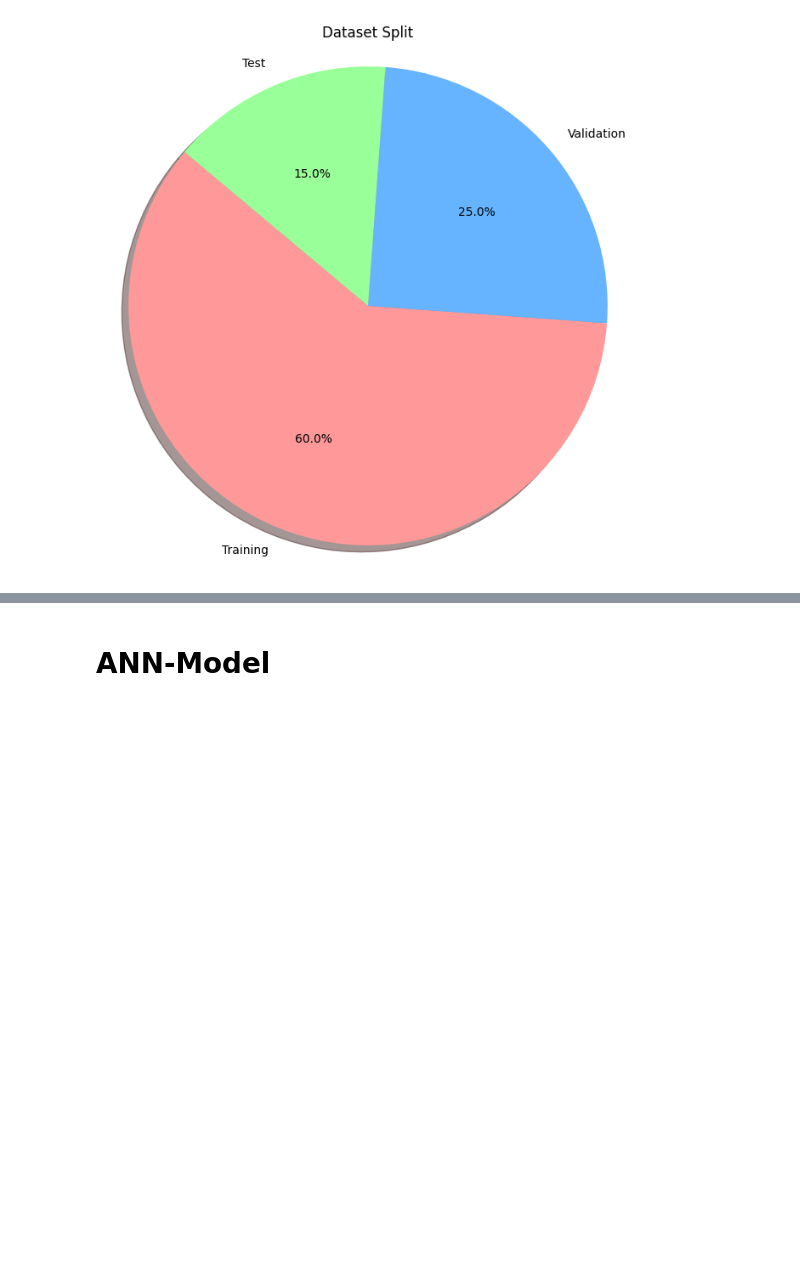
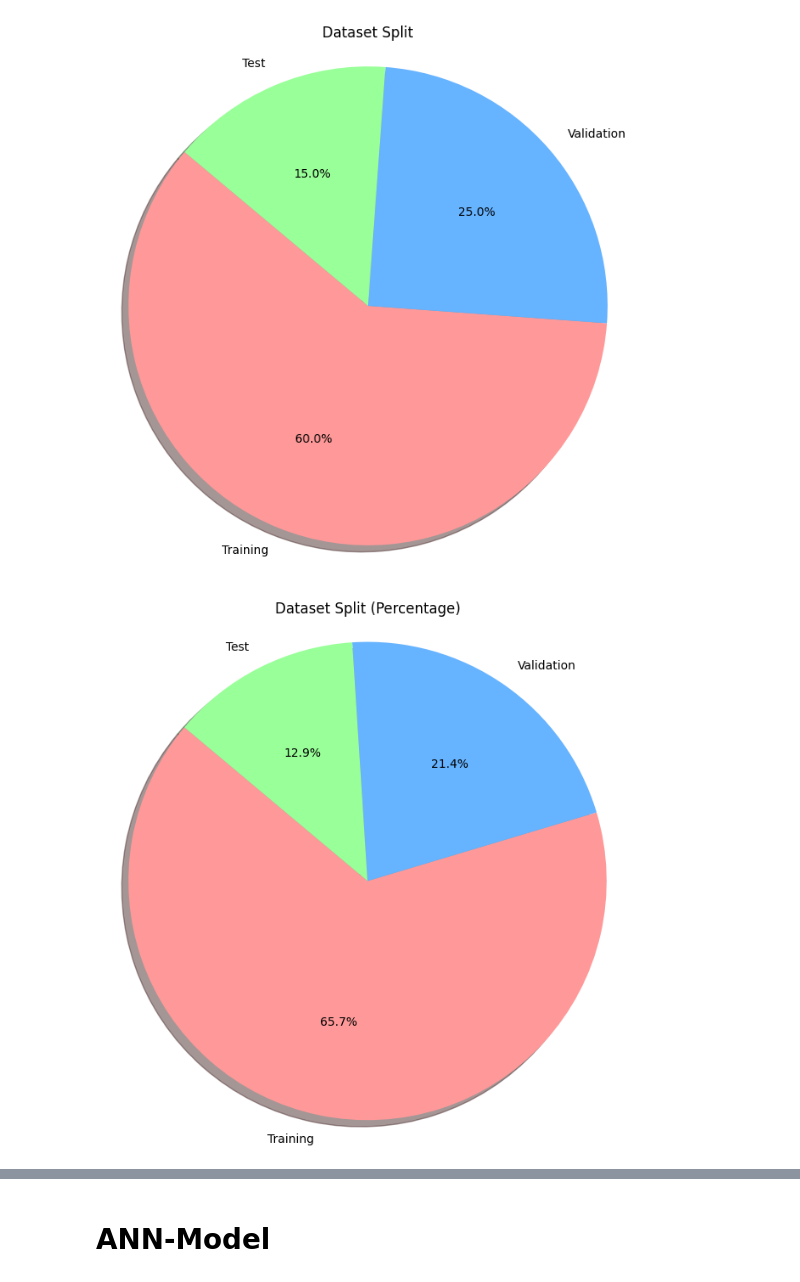
Before and after one commit to Hundmat/CloudClassifier, a Jupyter notebook: CloudClassification.ipynb, the cells around one changed output, grey strips where cells are left out. Cells and saved outputs as stored; diff of their text form; code cells hidden in the pictures; blank space fills up the shorter version.

```diff
--- a/CloudClassification.ipynb
+++ b/CloudClassification.ipynb
@@ -215,36 +215,63 @@ print("Number of validation samples:", len(val_dataset))
 print("Number of testing samples:", len(test_dataset))
 
 
-# Pie chart of dataset splits
+
+
+
+
+
 sizes = [train_size, val_size, test_size]
 labels = ['Training', 'Validation', 'Test']
 colors = ['#ff9999','#66b3ff','#99ff99']
 
 plt.figure(figsize=(8, 8))
 plt.pie(sizes,labels=labels, colors=colors, autopct='%1.1f%%',
     shadow=True, startangle=140)
 plt.title('Dataset Split')
 plt.axis('equal')  # Equal aspect ratio ensures that pie is drawn as a circle.
 plt.show()
+
+# Pie chart of dataset splits
+total_size = len(dataset)
+train_size = len(train_dataset)
+val_size = len(val_dataset)
+test_size = len(test_dataset)
+
+train_percent = (train_size / total_size) * 100
+val_percent = (val_size / total_size) * 100
+test_percent = (test_size / total_size) * 100
+
+# Pie chart of dataset splits using percentages
+sizes = [train_percent, val_percent, test_percent]
+labels = ['Training', 'Validation', 'Test']
+colors = ['#ff9999','#66b3ff','#99ff99']
+
+plt.figure(figsize=(8, 8))
+plt.pie(sizes, labels=labels, colors=colors, autopct='%1.1f%%',
+    shadow=True, startangle=140)
+plt.title('Dataset Split (Percentage)')
+plt.axis('equal')  # Equal aspect ratio ensures that pie is drawn as a circle.
+plt.show()
 # %% [output]
 Loaded 432 items.
 Padding 765861ec-42c7-ed11-9174-005056a6f472: (21, 21) → (22, 22)
 Padding 765861ec-42c7-ed11-9174-005056a6f472: (21, 21) → (22, 22)
 Padding 765861ec-42c7-ed11-9174-005056a6f472: (21, 21) → (22, 22)
 Final processed shape: (3, 22, 22)
 Padding 1657a784-3ac7-ed11-9174-005056a6f472: (21, 21) → (22, 22)
 Padding 1657a784-3ac7-ed11-9174-005056a6f472: (21, 21) → (22, 22)
 Padding 1657a784-3ac7-ed11-9174-005056a6f472: (21, 21) → (22, 22)
 Final processed shape: (3, 22, 22)
 Padding ee53636e-47c7-ed11-9174-005056a6f472: (20, 20) → (22, 22)
 Padding ee53636e-47c7-ed11-9174-005056a6f472: (20, 20) → (22, 22)
 Padding ee53636e-47c7-ed11-9174-005056a6f472: (20, 20) → (22, 22)
 ... (1721 lines left out)
 channel:  2 mean:  1524.60986328125 std:  922.8521118164062
 Number of training samples: 332
 Number of validation samples: 108
 Number of testing samples: 65
 [figure]
+[figure, added]
 # %%
 import matplotlib.pyplot as plt
 from sklearn import metrics
```
Also changed, not shown: parts of 4 cells of this notebook.
